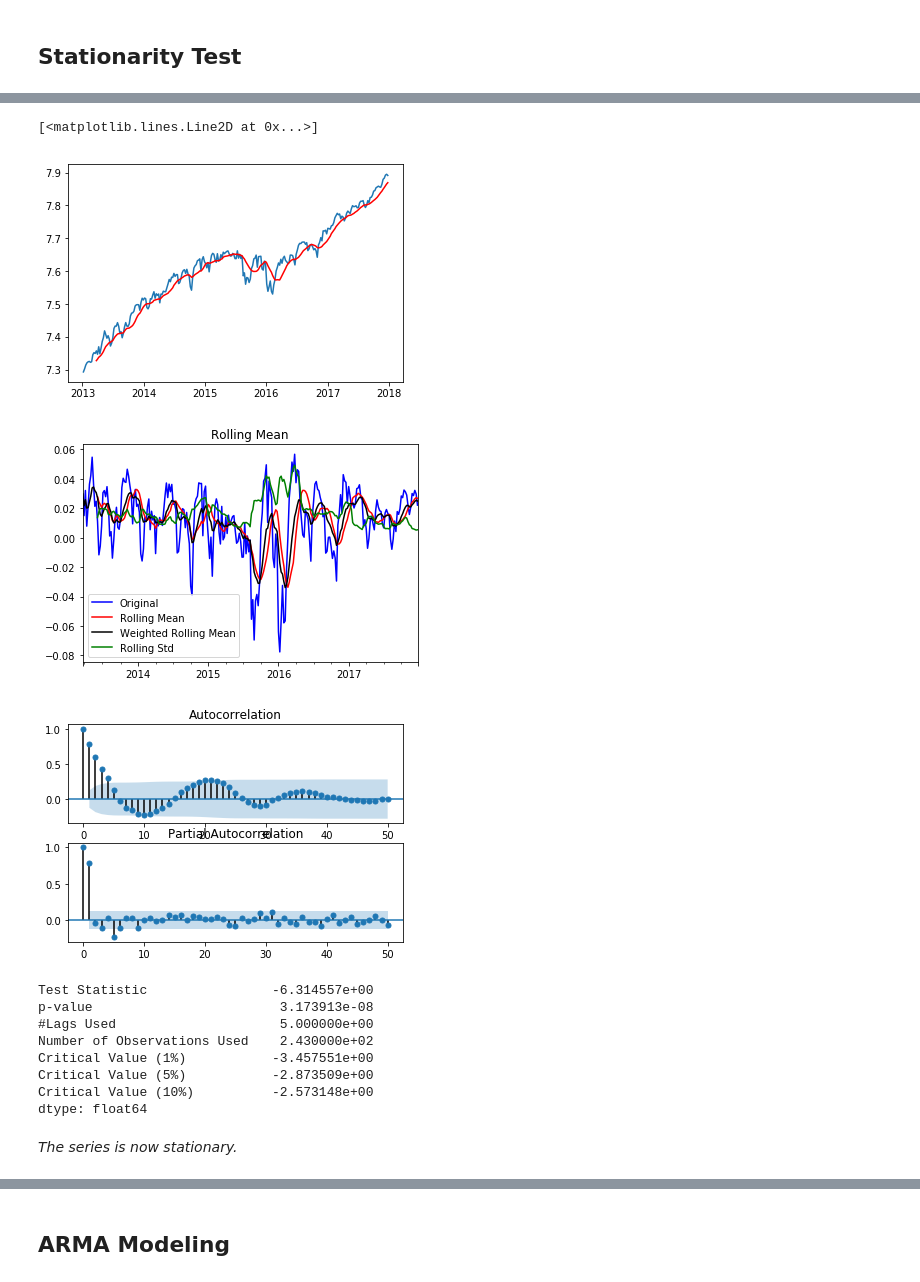
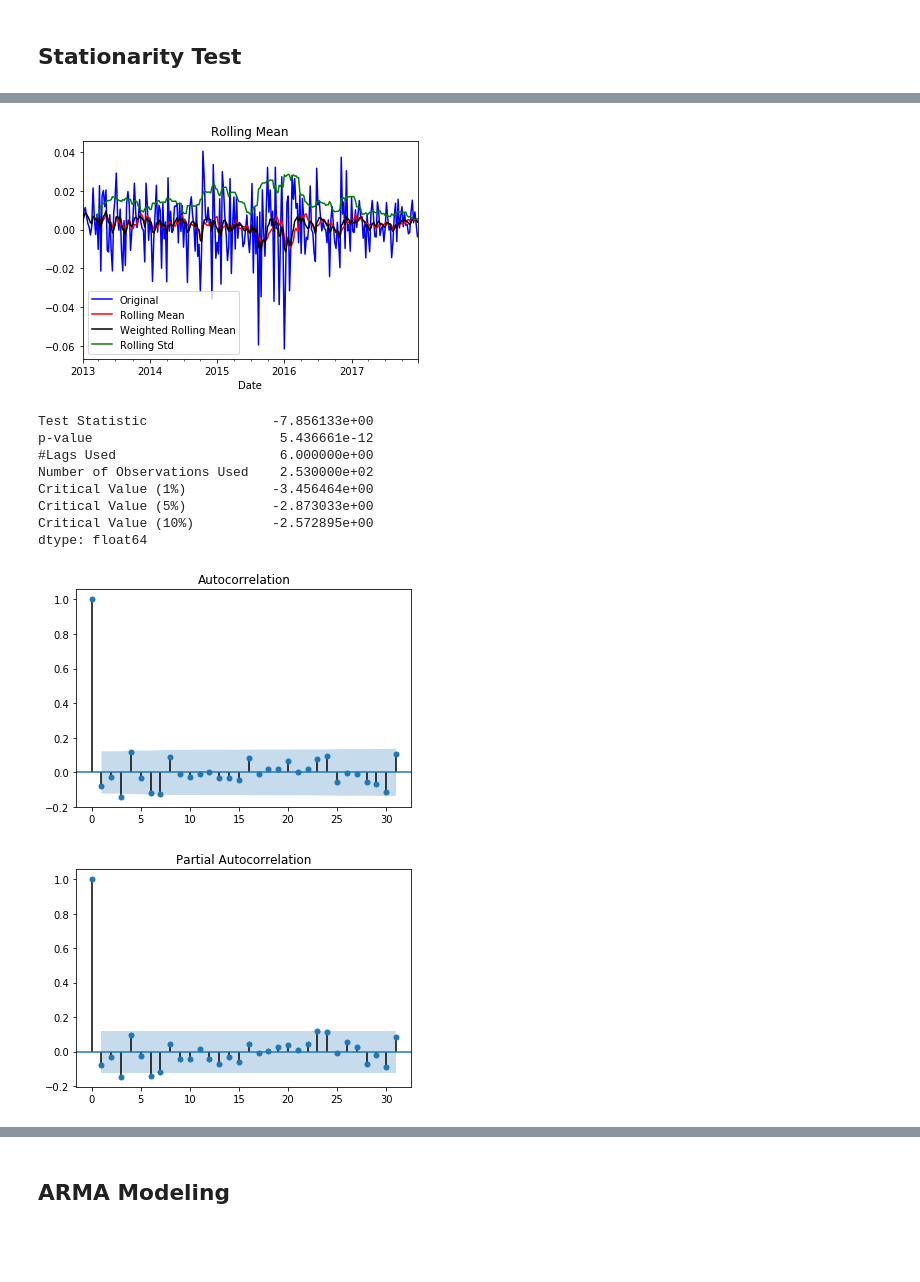
Before and after one commit to charlienew/Finance, a Jupyter notebook: sp500 test.ipynb, the cells around one changed output, grey strips where cells are left out. Cells and saved outputs as stored; diff of their text form; code cells hidden in the pictures; blank space fills up the shorter version.

```diff
--- a/sp500 test.ipynb
+++ b/sp500 test.ipynb
@@ -75,6 +91,9 @@ Text(0.5,1,'S&P500 Weekly Closing Price')
 # %%
 from statsmodels.tsa.stattools import adfuller
 from statsmodels.graphics.tsaplots import plot_acf, plot_pacf
+from statsmodels.tsa.stattools import acf, pacf
+import statsmodels
+
 
 def draw_trend(timeSeries, size):
     f = plt.figure(facecolor='white')
@@ -112,11 +131,13 @@ def testStationarity(ts):
         dfoutput['Critical Value (%s)'%key] = value
     return dfoutput
 
+def ljboxtest(ts):
+    [test_statistic, pvalues] = statsmodels.stats.diagnostic.acorr_ljungbox(ts)
+    ljboxoutput = pd.Series(pvalues[4,9], index = ['p-value for Q(5)',
+                                                   'p-value for Q(10)'])
+    return ljboxoutput
 
 def draw_acf_pacf(ts, lags=31):
-    f = plt.figure(facecolor='white')
-    ax1 = f.add_subplot(211)
-    plot_acf(ts, lags=lags, ax=ax1)
-    ax2 = f.add_subplot(212)
-    plot_pacf(ts, lags=lags, ax=ax2)
+    plot_acf(ts, lags=lags)
+    plot_pacf(ts, lags=lags)
     plt.show()
@@ -159,7 +143,0 @@ dtype: float64
-# %%
-moving_avg = ts_log.rolling(window = 12).mean()
-plt.plot(ts_log)
-plt.plot(moving_avg, color = 'red')
-# %% [output]
-[<matplotlib.lines.Line2D at 0x...>]
-[figure, removed]
@@ -169,17 +144,16 @@ ts_log_moving_diff.dropna(inplace = True)
-# %%
-draw_trend(ts_log_moving_diff,12)
-draw_acf_pacf(ts_log_moving_diff, 50)
-testStationarity(ts_log_moving_diff)
-# %% [output]
-[figure, removed]
-[figure, removed]
-Test Statistic                -6.314557e+00
-p-value                        3.173913e-08
-#Lags Used                     5.000000e+00
-Number of Observations Used    2.430000e+02
-Critical Value (1%)           -3.457551e+00
-Critical Value (5%)           -2.873509e+00
-Critical Value (10%)          -2.573148e+00
-dtype: float64
-# %% [markdown]
-*The series is now stationary.*
+# %%
+draw_trend(tsr,12)
+print(testStationarity(tsr))
+draw_acf_pacf(tsr)
+# %% [output]
+[figure, added]
+Test Statistic                -7.856133e+00
+p-value                        5.436661e-12
+#Lags Used                     6.000000e+00
+Number of Observations Used    2.530000e+02
+Critical Value (1%)           -3.456464e+00
+Critical Value (5%)           -2.873033e+00
+Critical Value (10%)          -2.572895e+00
+dtype: float64
+[figure, added]
+[figure, added]
```
Also changed, not shown: parts of 15 cells of this notebook.
